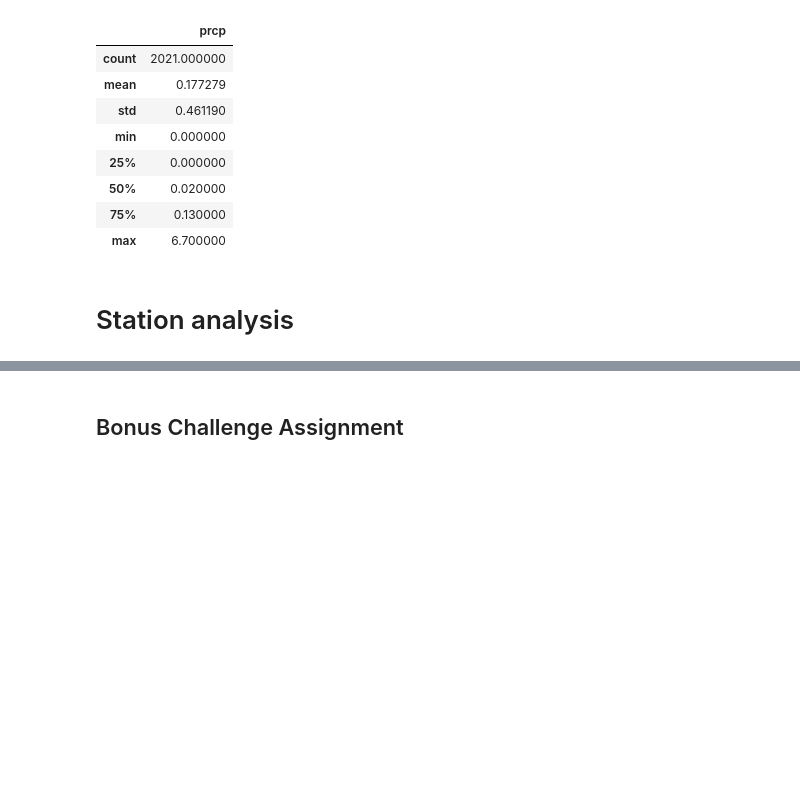
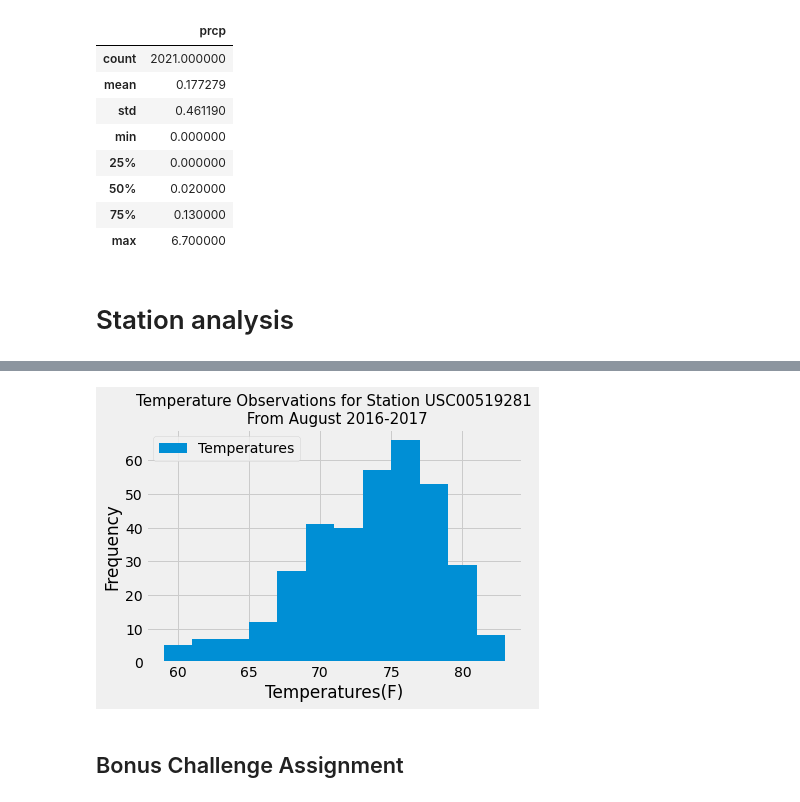
Before and after one commit to aspivak5/sqlalchemy-challenge, a Jupyter notebook: climate_starter.ipynb, the cells around one changed output, grey strips where cells are left out. Drawn from its saved outputs; the diff is of its cells as text; code cells hidden in the pictures; blank space fills up the shorter version.

Commit message:
temp analysis

```diff
--- a/climate_starter.ipynb
+++ b/climate_starter.ipynb
@@ -171,3 +191,10 @@ summary_stats
 # %%
 # Choose the station with the highest number of temperature observations.
+station_temp_ob = session.query(Measurement.station,func.count(Measurement.tobs)).group_by(Measurement.station).order_by(func.count(Measurement.tobs).desc()).first()
+station_temp_ob
 # Query the last 12 months of temperature observation data for this station and plot the results as a histogram
+temp_ob = session.query(Measurement.tobs,Measurement.date).filter(Measurement.station =="USC00519281").filter(Measurement.date >= year_ago).all()
+temp_ob
+temp_df = pd.DataFrame(temp_ob)
+temp_df.set_index("date",inplace=True)
+temp_df
@@ -174,3 +216,12 @@ summary_stats
+# %%
+plt.hist(temp_df["tobs"], bins=12, label = "Temperatures")
+plt.xlabel("Temperatures(F)")
+plt.ylabel("Frequency")
+plt.title("Temperature Observations for Station USC00519281\n From August 2016-2017",fontsize=15)
+plt.legend(loc='best')
+plt.show()
+# %% [output]
+[figure, added]
 # %% [markdown]
 ## Bonus Challenge Assignment
 # %%
```
Also changed, not shown: parts of 4 cells of this notebook.
